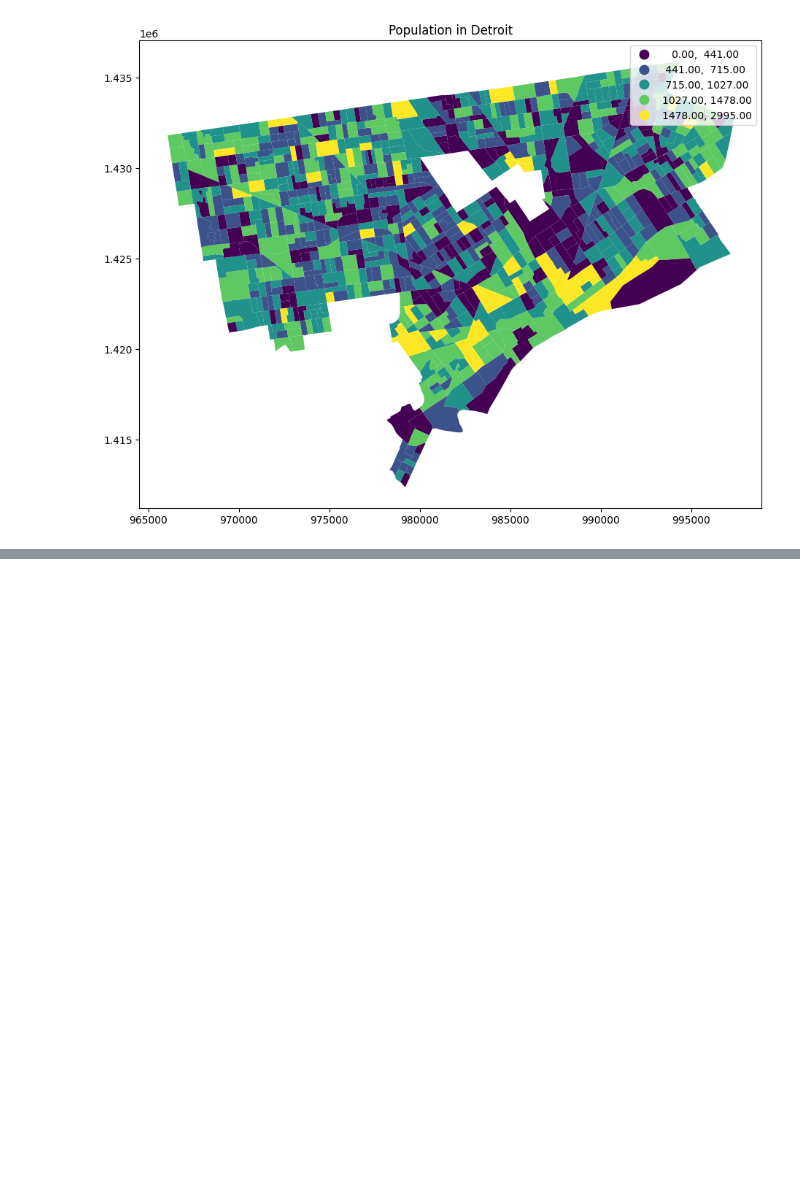
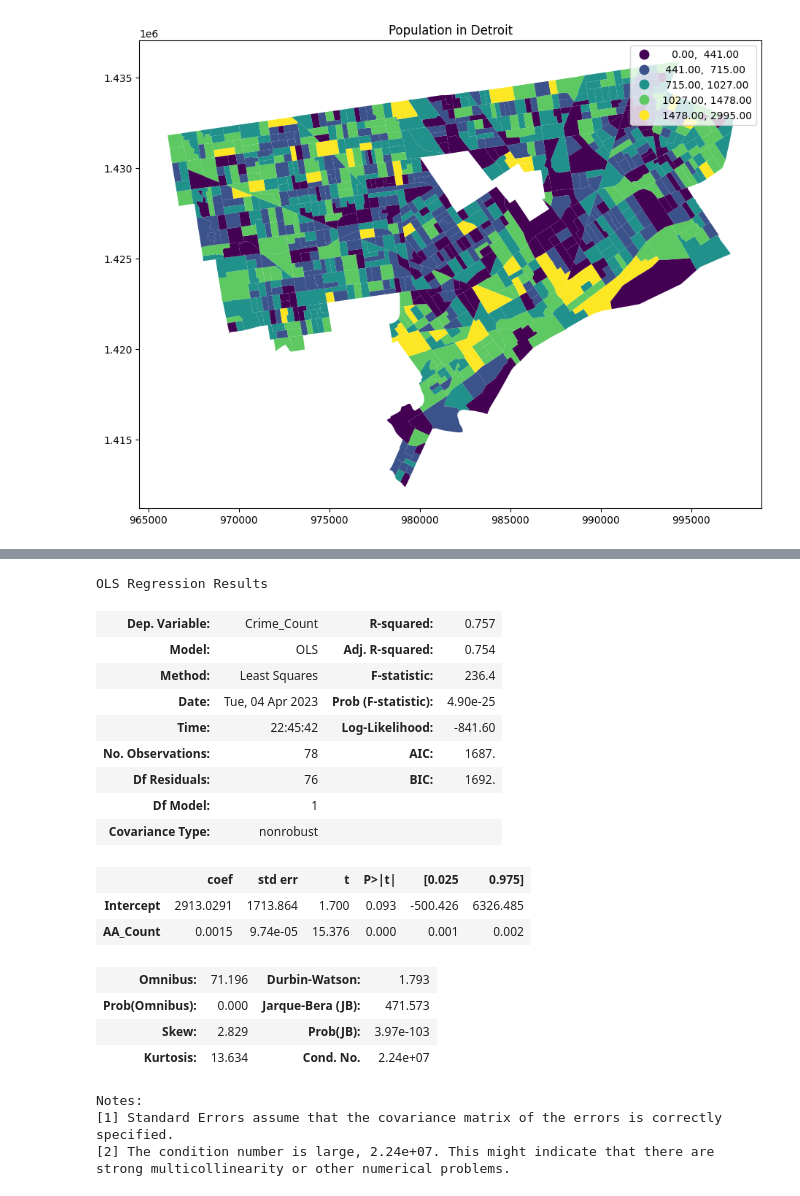
Before and after one commit to Icejuiceisgood/policeDataSet330Final, a Jupyter notebook: detroit_crimes.ipynb, the cells around one changed output, grey strips where cells are left out. Cells and saved outputs as stored; diff of their text form; code cells hidden in the pictures; blank space fills up the shorter version.

```diff
--- a/detroit_crimes.ipynb
+++ b/detroit_crimes.ipynb
@@ -370,3 +370,29 @@ Notes:
 [1] Standard Errors assume that the covariance matrix of the errors is correctly specified.
 [2] The condition number is large, 3.88e+07. This might indicate that there are
 strong multicollinearity or other numerical problems.
+# %%
+model = smf.ols('Crime_Count ~ AA_Count', data=neighborhood_race)
+result=model.fit()
+result.summary()
+# %% [output]
+OLS Regression Results
+| Dep. Variable: | Crime_Count | R-squared: | 0.757 |
+| Model: | OLS | Adj. R-squared: | 0.754 |
+| Method: | Least Squares | F-statistic: | 236.4 |
+| Date: | Tue, 04 Apr 2023 | Prob (F-statistic): | 4.90e-25 |
+| Time: | 22:45:42 | Log-Likelihood: | -841.60 |
+| No. Observations: | 78 | AIC: | 1687. |
+| Df Residuals: | 76 | BIC: | 1692. |
+| Df Model: | 1 |  |  |
+| Covariance Type: | nonrobust |  |  |
+|  | coef | std err | t | P>|t| | [0.025 | 0.975] |
+| Intercept | 2913.0291 | 1713.864 | 1.700 | 0.093 | -500.426 | 6326.485 |
+| AA_Count | 0.0015 | 9.74e-05 | 15.376 | 0.000 | 0.001 | 0.002 |
+| Omnibus: | 71.196 | Durbin-Watson: | 1.793 |
+| Prob(Omnibus): | 0.000 | Jarque-Bera (JB): | 471.573 |
+| Skew: | 2.829 | Prob(JB): | 3.97e-103 |
+| Kurtosis: | 13.634 | Cond. No. | 2.24e+07 |
+Notes:
+[1] Standard Errors assume that the covariance matrix of the errors is correctly specified.
+[2] The condition number is large, 2.24e+07. This might indicate that there are
+strong multicollinearity or other numerical problems.
```
Also changed, not shown: parts of 11 cells of this notebook.
